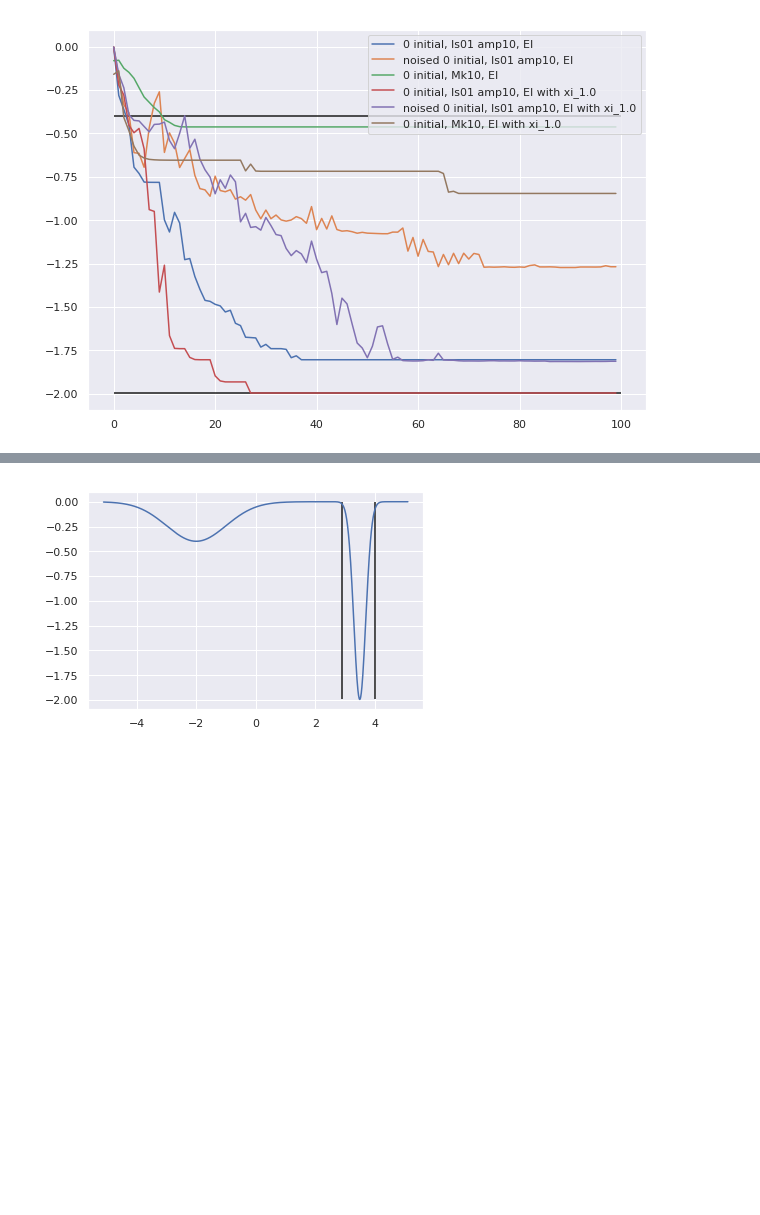
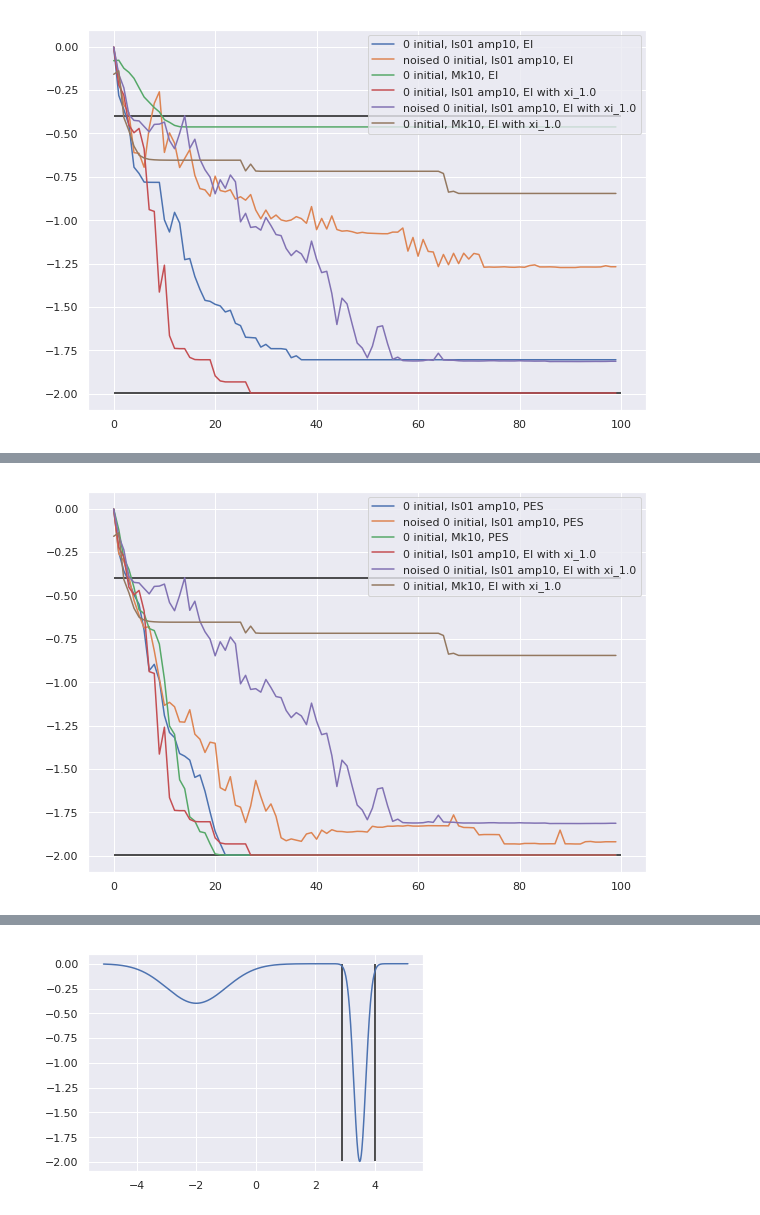
Before and after one commit to kkh8676/opt_functions, a Jupyter notebook: exp_result/made_v1_acquisition_functions.ipynb, the cells around one changed output, grey strips where cells are left out. Saved outputs shown, nothing was run; the diff lists cells and outputs as text; code cells hidden in the pictures; blank space fills up the shorter version.

```diff
--- a/exp_result/made_v1_acquisition_functions.ipynb
+++ b/exp_result/made_v1_acquisition_functions.ipynb
@@ -230,8 +272,11 @@ noise01_sugg_obj_initial0_Mk0_ls01_amp10_EI_xi10_exp = get_sugg_obj_exp(noise01_
 # %%
 sugg_obj_initial3_Mk0_ls01_amp10_PES_exp = get_sugg_obj_exp(locs_initial3_Mk0_ls01_amp10_PES_exp)
+sugg_obj_initial0_Mk0_ls01_amp10_PES_exp = get_sugg_obj_exp(locs_initial0_Mk0_ls01_amp10_PES_exp)
 sugg_obj_initial3_Mk10_PES_exp = get_sugg_obj_exp(locs_initial3_Mk10_PES_exp)
+sugg_obj_initial0_Mk10_PES_exp = get_sugg_obj_exp(locs_initial0_Mk10_PES_exp)
 # %%
 noise01_sugg_obj_initial3_Mk0_ls01_amp10_PES_exp = get_sugg_obj_exp(noise01_locs_initial3_Mk0_ls01_amp10_PES_exp)
+noise01_sugg_obj_initial0_Mk0_ls01_amp10_PES_exp = get_sugg_obj_exp(noise01_locs_initial0_Mk0_ls01_amp10_PES_exp)
 # %% [markdown]
 ## Averaging values of each experiments
 # %%
@@ -248,8 +296,11 @@ noise01_avg_sugg_obj_initial0_Mk0_ls01_amp10_EI_xi10 = np.average(noise01_sugg_o
 # %%
 avg_sugg_obj_initial3_Mk0_ls01_amp10_PES = np.average(sugg_obj_initial3_Mk0_ls01_amp10_PES_exp, axis=0)
+avg_sugg_obj_initial0_Mk0_ls01_amp10_PES = np.average(sugg_obj_initial0_Mk0_ls01_amp10_PES_exp, axis=0)
 avg_sugg_obj_initial3_Mk10_PES = np.average(sugg_obj_initial3_Mk10_PES_exp,axis=0)
+avg_sugg_obj_initial0_Mk10_PES = np.average(sugg_obj_initial0_Mk10_PES_exp,axis=0)
 # %%
 noise01_avg_sugg_obj_initial3_Mk0_ls01_amp10_PES = np.average(noise01_sugg_obj_initial3_Mk0_ls01_amp10_PES_exp, axis=0)
+noise01_avg_sugg_obj_initial0_Mk0_ls01_amp10_PES = np.average(noise01_sugg_obj_initial0_Mk0_ls01_amp10_PES_exp, axis=0)
 # %% [markdown]
 ## Getting IR values for look optimization performances
 # %%
@@ -337,0 +415,15 @@ plt.show()
+# %%
+plt.figure(figsize=(10,7))
+plt.plot(avg_sugg_obj_initial0_Mk0_ls01_amp10_PES, label="0 initial, ls01 amp10, PES")
+plt.plot(noise01_avg_sugg_obj_initial0_Mk0_ls01_amp10_PES, label="noised 0 initial, ls01 amp10, PES")
+plt.plot(avg_sugg_obj_initial0_Mk10_PES, label="0 initial, Mk10, PES")
+
+plt.plot(avg_sugg_obj_initial0_Mk0_ls01_amp10_EI_xi10, label="0 initial, ls01 amp10, EI with xi_1.0")
+plt.plot(noise01_avg_sugg_obj_initial0_Mk0_ls01_amp10_EI_xi10, label="noised 0 initial, ls01 amp10, EI with xi_1.0")
+plt.plot(avg_sugg_obj_initial0_Mk10_EI_xi10, label="0 initial, Mk10, EI with xi_1.0")
+plt.hlines(opt_val, xmin=0, xmax=100, colors='k')
+plt.hlines(local_opt_val, xmin=0, xmax=100, colors='k')
+plt.legend()
+plt.show()
+# %% [output]
+[figure, added]
```
Also changed, not shown: parts of 22 cells of this notebook, 1 other file.
